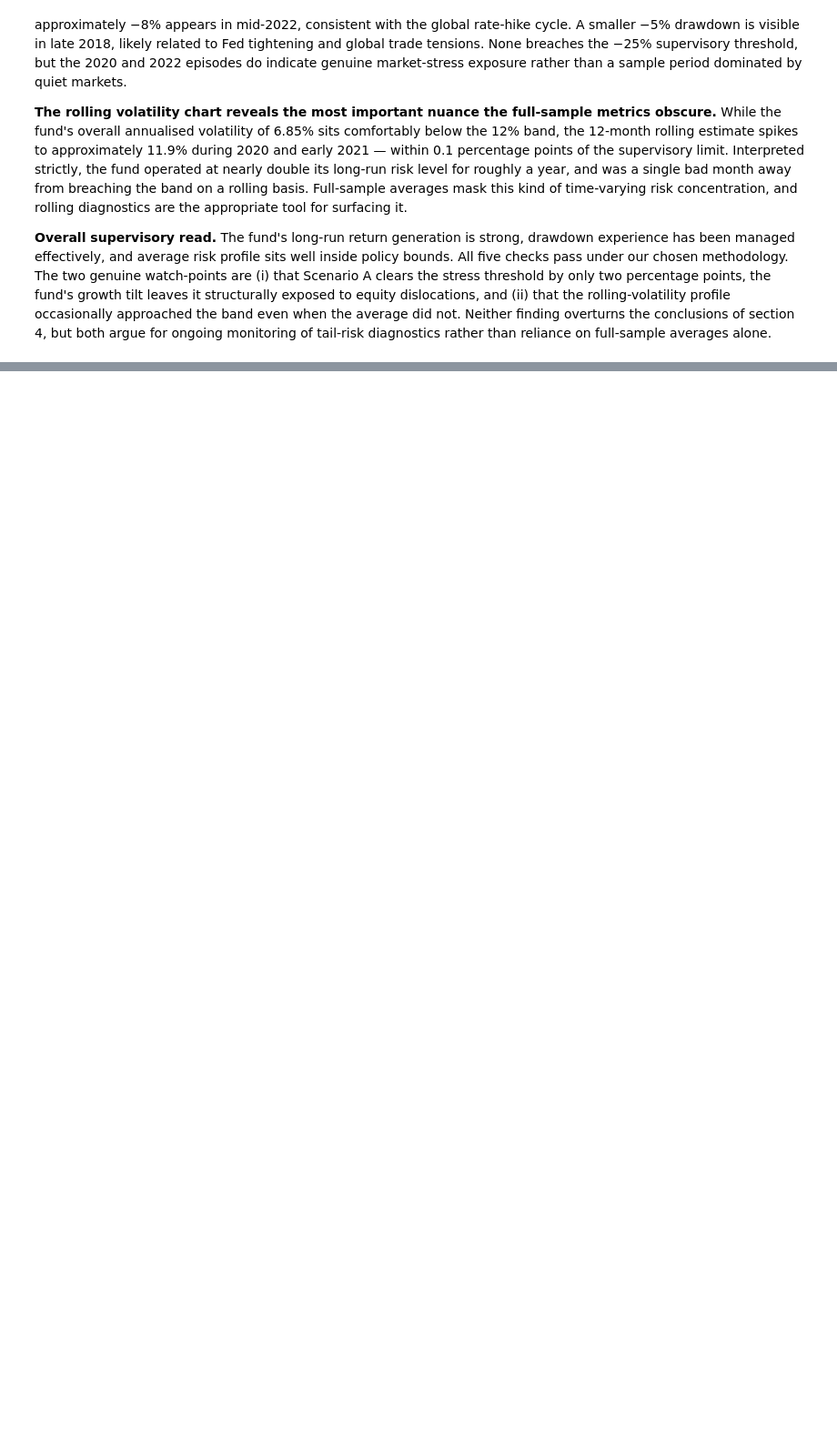
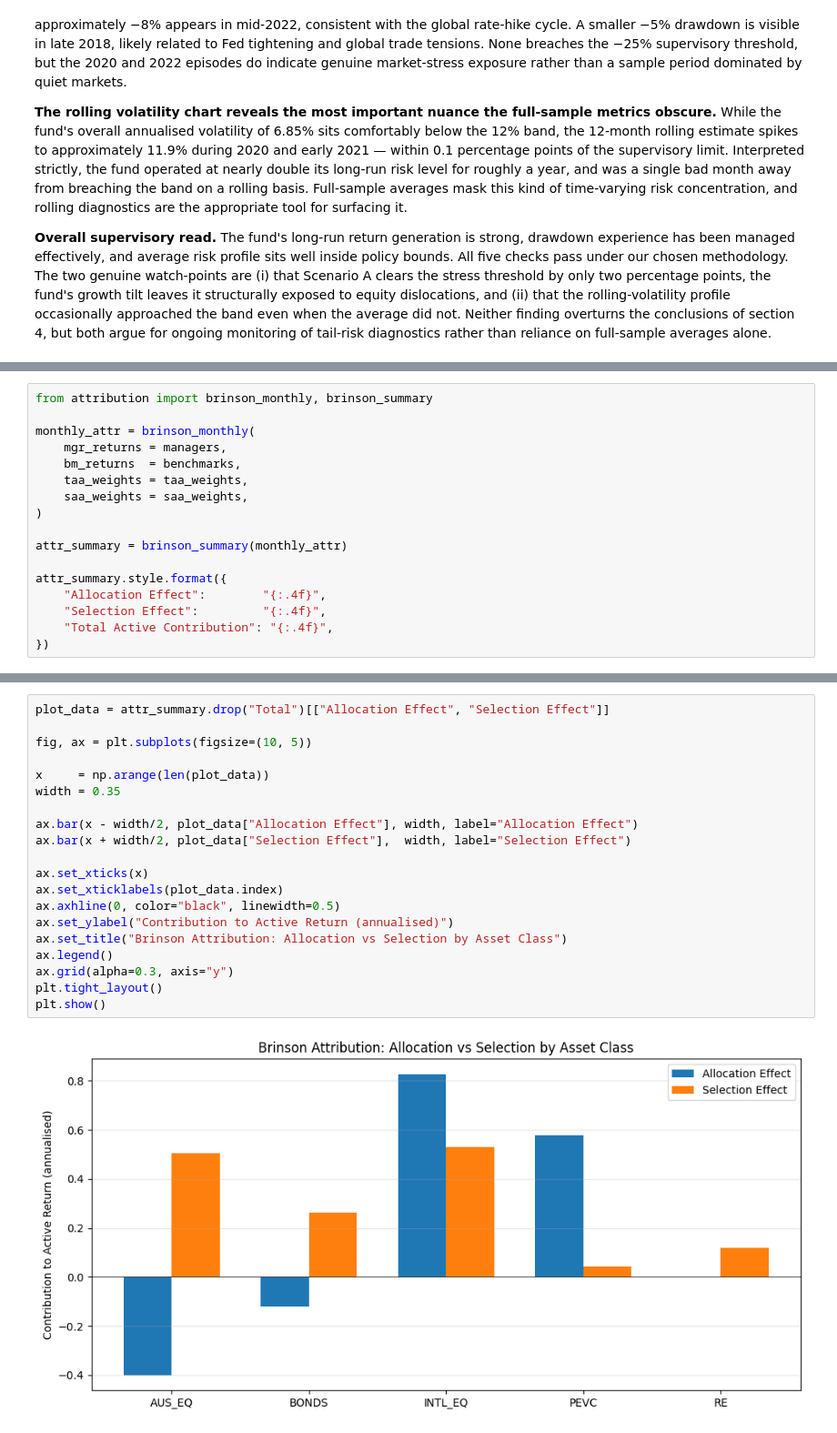
Before and after one commit to CathyLin789/MultiAssetPortfolio-Cathy_Caden_Archer_Sienna, a Jupyter notebook: notebooks/multi_asset_report.ipynb, the cells around one changed output, grey strips where cells are left out. Shown at 91% size. Drawn from its saved outputs; the diff is of its cells as text; blank space fills up the shorter version.

```diff
--- a/notebooks/multi_asset_report.ipynb
+++ b/notebooks/multi_asset_report.ipynb
@@ -416,0 +428,17 @@ plt.show()
+# %%
+from attribution import brinson_monthly, brinson_summary
+
+monthly_attr = brinson_monthly(
+    mgr_returns = managers,
+    bm_returns  = benchmarks,
+    taa_weights = taa_weights,
+    saa_weights = saa_weights,
+)
+
+attr_summary = brinson_summary(monthly_attr)
+
+attr_summary.style.format({
+    "Allocation Effect":        "{:.4f}",
+    "Selection Effect":         "{:.4f}",
+    "Total Active Contribution": "{:.4f}",
+})
@@ -416,0 +455,22 @@ plt.show()
+# %%
+plot_data = attr_summary.drop("Total")[["Allocation Effect", "Selection Effect"]]
+
+fig, ax = plt.subplots(figsize=(10, 5))
+
+x     = np.arange(len(plot_data))
+width = 0.35
+
+ax.bar(x - width/2, plot_data["Allocation Effect"], width, label="Allocation Effect")
+ax.bar(x + width/2, plot_data["Selection Effect"],  width, label="Selection Effect")
+
+ax.set_xticks(x)
+ax.set_xticklabels(plot_data.index)
+ax.axhline(0, color="black", linewidth=0.5)
+ax.set_ylabel("Contribution to Active Return (annualised)")
+ax.set_title("Brinson Attribution: Allocation vs Selection by Asset Class")
+ax.legend()
+ax.grid(alpha=0.3, axis="y")
+plt.tight_layout()
+plt.show()
+# %% [output]
+[figure, added]
```
Also changed, not shown: parts of 8 cells of this notebook.
